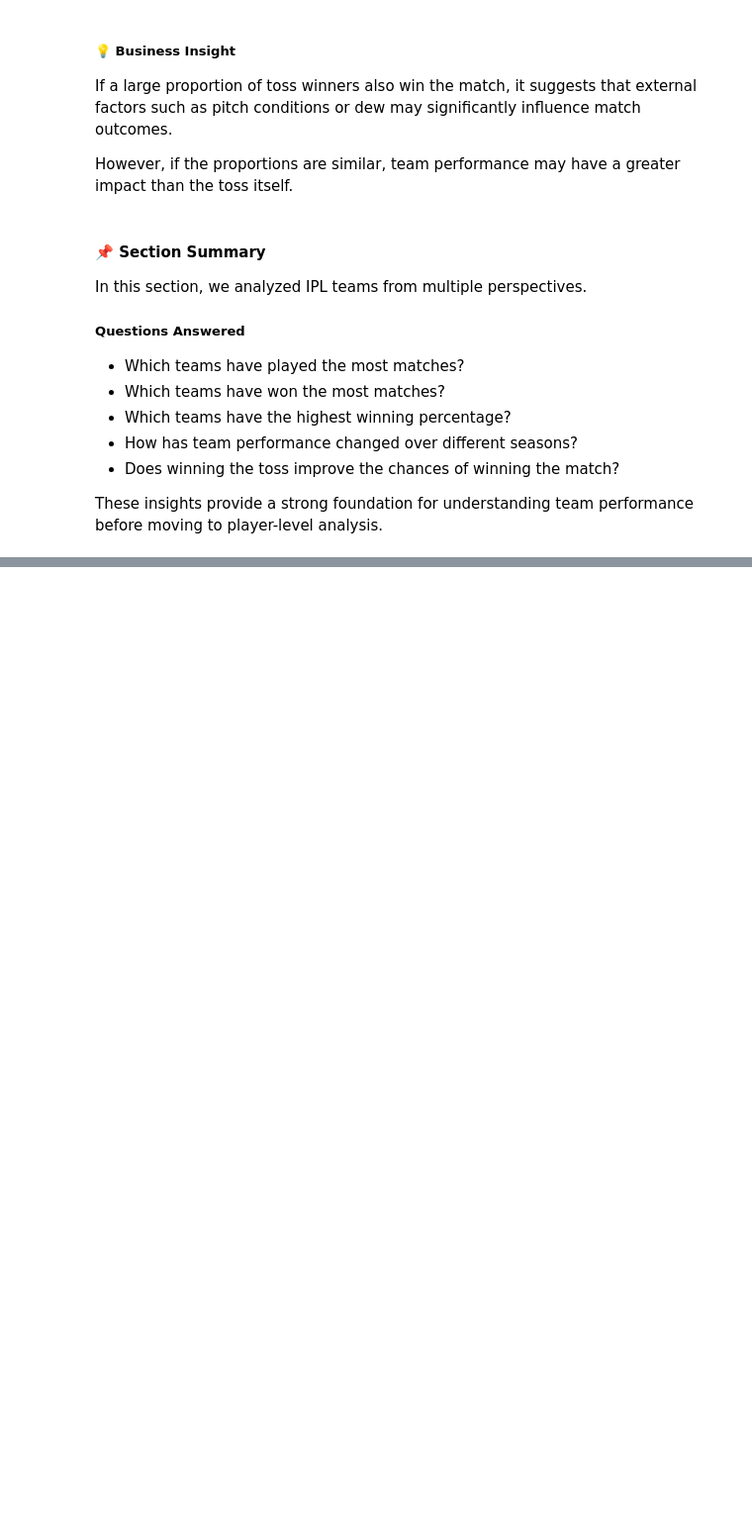
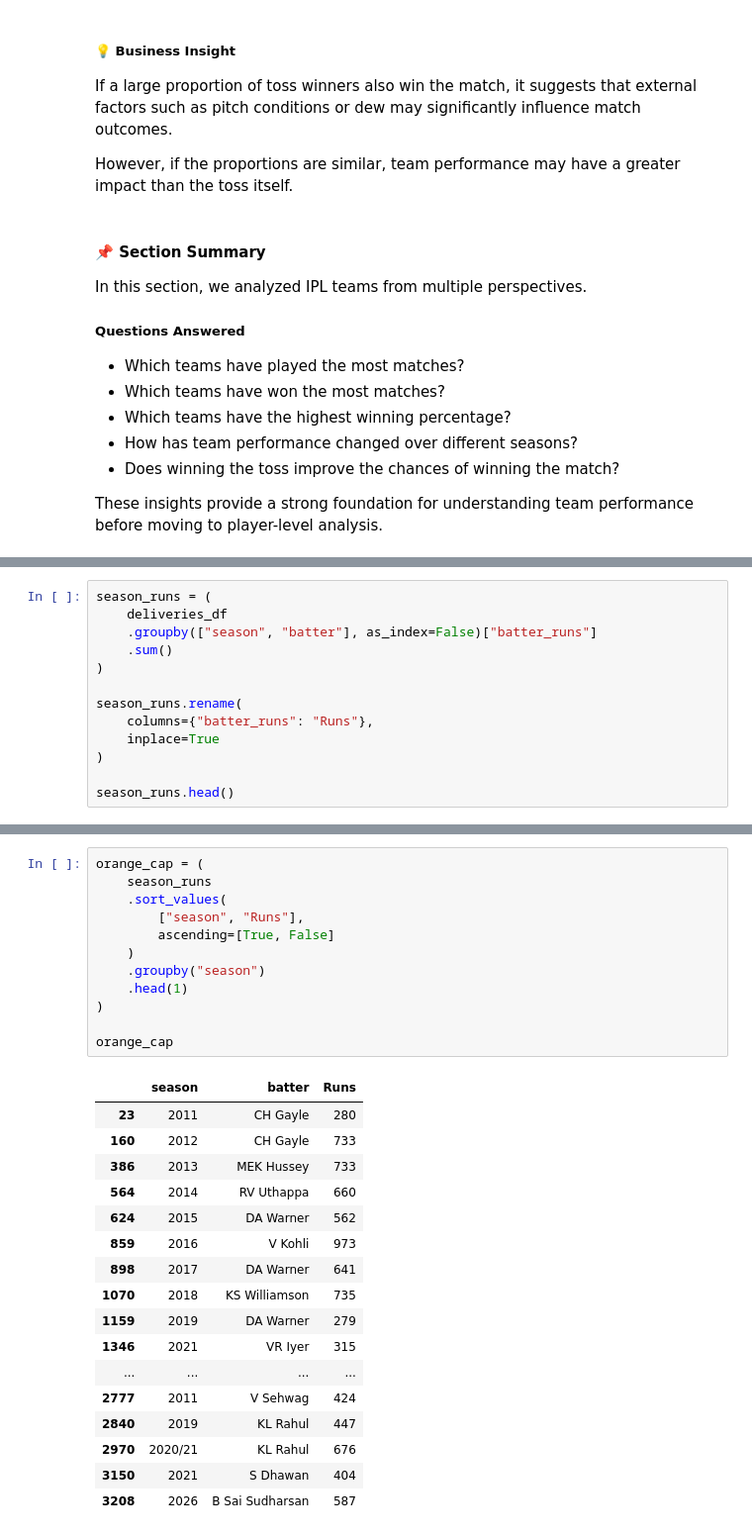
Before and after one commit to Abhilash0079/MachineLearningProjects, a Jupyter notebook: Professional-Cricket-Analytics/notebooks/03_EDA.ipynb, the cells around one changed output, grey strips where cells are left out. Shown at 99% size. Saved outputs shown, nothing was run; the diff lists cells and outputs as text; blank space fills up the shorter version.

```diff
--- a/Professional-Cricket-Analytics/notebooks/03_EDA.ipynb
+++ b/Professional-Cricket-Analytics/notebooks/03_EDA.ipynb
@@ -1111,0 +1862,13 @@ These insights provide a strong foundation for understanding team performance be
+# %%
+season_runs = (
+    deliveries_df
+    .groupby(["season", "batter"], as_index=False)["batter_runs"]
+    .sum()
+)
+
+season_runs.rename(
+    columns={"batter_runs": "Runs"},
+    inplace=True
+)
+
+season_runs.head()
@@ -1111,0 +1882,30 @@ These insights provide a strong foundation for understanding team performance be
+# %%
+orange_cap = (
+    season_runs
+    .sort_values(
+        ["season", "Runs"],
+        ascending=[True, False]
+    )
+    .groupby("season")
+    .head(1)
+)
+
+orange_cap
+# %% [output]
+|  | season | batter | Runs |
+| 23 | 2011 | CH Gayle | 280 |
+| 160 | 2012 | CH Gayle | 733 |
+| 386 | 2013 | MEK Hussey | 733 |
+| 564 | 2014 | RV Uthappa | 660 |
+| 624 | 2015 | DA Warner | 562 |
+| 859 | 2016 | V Kohli | 973 |
+| 898 | 2017 | DA Warner | 641 |
+| 1070 | 2018 | KS Williamson | 735 |
+| 1159 | 2019 | DA Warner | 279 |
+| 1346 | 2021 | VR Iyer | 315 |
+| ... | ... | ... | ... |
+| 2777 | 2011 | V Sehwag | 424 |
+| 2840 | 2019 | KL Rahul | 447 |
+| 2970 | 2020/21 | KL Rahul | 676 |
+| 3150 | 2021 | S Dhawan | 404 |
+| 3208 | 2026 | B Sai Sudharsan | 587 |
```
Also changed, not shown: parts of 143 cells of this notebook.
